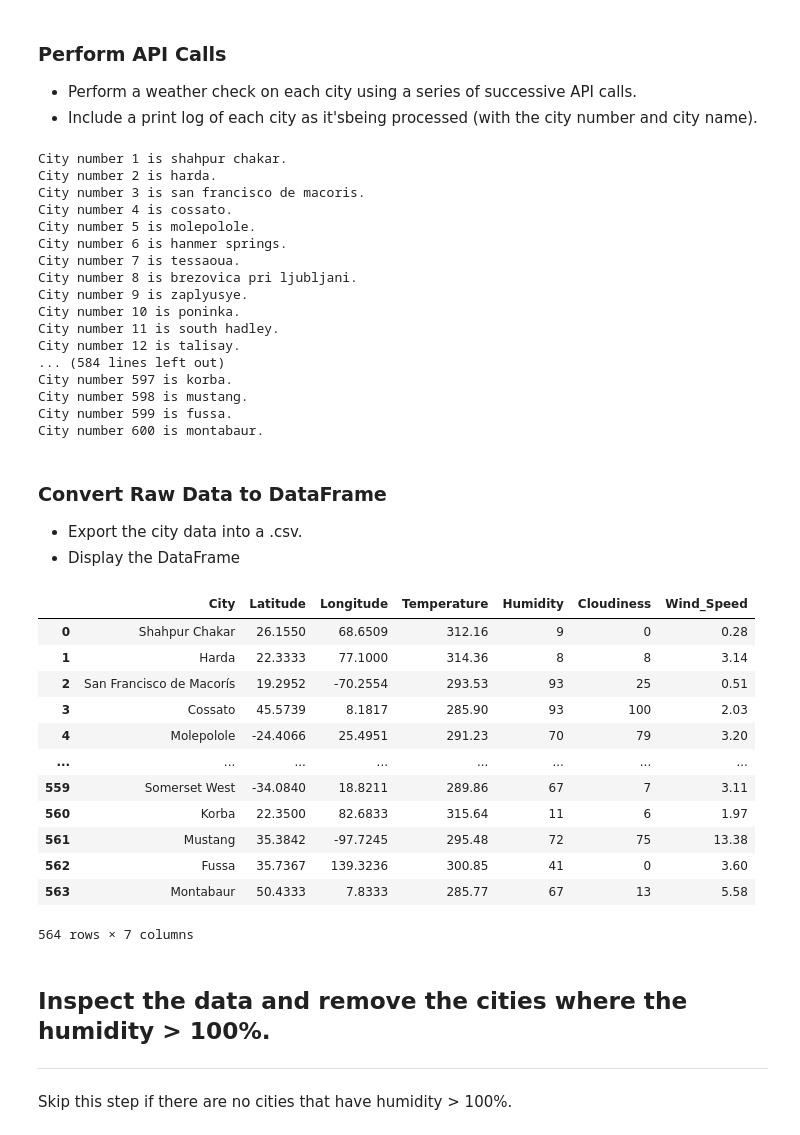
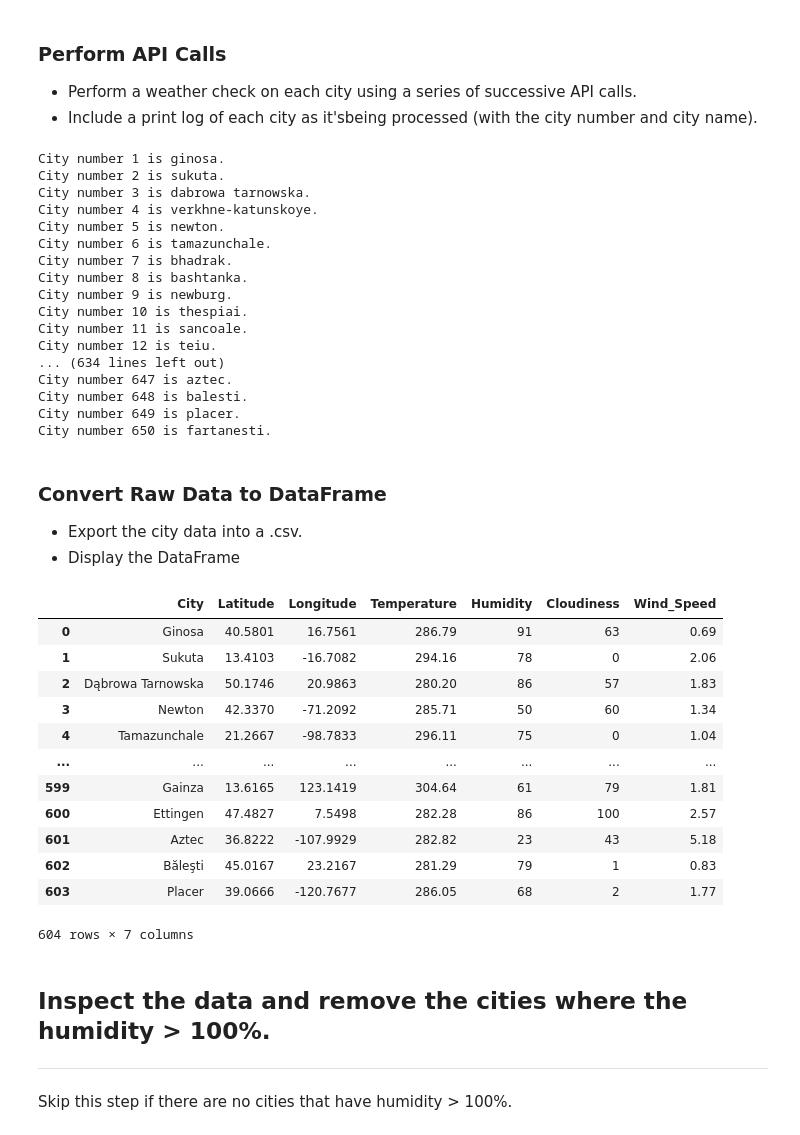
Before and after one commit to Richard-Turnbull/python-api-challenge, a Jupyter notebook: WeatherPy/WeatherPy.ipynb, the cells around one changed output. Saved outputs shown, nothing was run; the diff lists cells and outputs as text; code cells hidden in the pictures.

```diff
--- a/WeatherPy/WeatherPy.ipynb
+++ b/WeatherPy/WeatherPy.ipynb
@@ -28,7 +31,7 @@ city_data.head()
 #--------------------------------------------------
 # GENERATE RANDOM LIST OF 500 CITIES
 #--------------------------------------------------
-cities = random.sample(list(city_data["City"]),600)
+cities = random.sample(list(city_data["City"]),650)
 # %% [markdown]
 ### Perform API Calls
 * Perform a weather check on each city using a series of successive API calls.
@@ -77,23 +80,23 @@ for city in cities:
     except:
         KeyError
 # %% [output]
-City number 1 is shahpur chakar.
-City number 2 is harda.
-City number 3 is san francisco de macoris.
-City number 4 is cossato.
-City number 5 is molepolole.
-City number 6 is hanmer springs.
-City number 7 is tessaoua.
-City number 8 is brezovica pri ljubljani.
-City number 9 is zaplyusye.
-City number 10 is poninka.
-City number 11 is south hadley.
-City number 12 is talisay.
-... (584 lines left out)
-City number 597 is korba.
-City number 598 is mustang.
-City number 599 is fussa.
-City number 600 is montabaur.
+City number 1 is ginosa.
+City number 2 is sukuta.
+City number 3 is dabrowa tarnowska.
+City number 4 is verkhne-katunskoye.
+City number 5 is newton.
+City number 6 is tamazunchale.
+City number 7 is bhadrak.
+City number 8 is bashtanka.
+City number 9 is newburg.
+City number 10 is thespiai.
+City number 11 is sancoale.
+City number 12 is teiu.
+... (634 lines left out)
+City number 647 is aztec.
+City number 648 is balesti.
+City number 649 is placer.
+City number 650 is fartanesti.
 # %% [markdown]
 ### Convert Raw Data to DataFrame
 * Export the city data into a .csv.
@@ -101,32 +104,32 @@ City number 600 is montabaur.
 # %%
 # Create output df with required results
 output_df = pd.DataFrame(
     {"City": city_list,
      "Latitude": lat_list,
      "Longitude": long_list,
      "Temperature": temparature_list,
      "Humidity": humidity_list,
      "Cloudiness": cloudiness_list,
      "Wind_Speed": wind_speed_list,
     }
 )
+
+output_df.to_csv('cities_df.csv')
 output_df
-output_df.to_csv('cities_df.csv')
-output_df.head()
 # %% [output]
 |  | City | Latitude | Longitude | Temperature | Humidity | Cloudiness | Wind_Speed |
-| 0 | Shahpur Chakar | 26.1550 | 68.6509 | 312.16 | 9 | 0 | 0.28 |
-| 1 | Harda | 22.3333 | 77.1000 | 314.36 | 8 | 8 | 3.14 |
-| 2 | San Francisco de Macorís | 19.2952 | -70.2554 | 293.53 | 93 | 25 | 0.51 |
-| 3 | Cossato | 45.5739 | 8.1817 | 285.90 | 93 | 100 | 2.03 |
-| 4 | Molepolole | -24.4066 | 25.4951 | 291.23 | 70 | 79 | 3.20 |
+| 0 | Ginosa | 40.5801 | 16.7561 | 286.79 | 91 | 63 | 0.69 |
+| 1 | Sukuta | 13.4103 | -16.7082 | 294.16 | 78 | 0 | 2.06 |
+| 2 | Dąbrowa Tarnowska | 50.1746 | 20.9863 | 280.20 | 86 | 57 | 1.83 |
+| 3 | Newton | 42.3370 | -71.2092 | 285.71 | 50 | 60 | 1.34 |
+| 4 | Tamazunchale | 21.2667 | -98.7833 | 296.11 | 75 | 0 | 1.04 |
 | ... | ... | ... | ... | ... | ... | ... | ... |
-| 559 | Somerset West | -34.0840 | 18.8211 | 289.86 | 67 | 7 | 3.11 |
-| 560 | Korba | 22.3500 | 82.6833 | 315.64 | 11 | 6 | 1.97 |
-| 561 | Mustang | 35.3842 | -97.7245 | 295.48 | 72 | 75 | 13.38 |
-| 562 | Fussa | 35.7367 | 139.3236 | 300.85 | 41 | 0 | 3.60 |
-| 563 | Montabaur | 50.4333 | 7.8333 | 285.77 | 67 | 13 | 5.58 |
+| 599 | Gainza | 13.6165 | 123.1419 | 304.64 | 61 | 79 | 1.81 |
+| 600 | Ettingen | 47.4827 | 7.5498 | 282.28 | 86 | 100 | 2.57 |
+| 601 | Aztec | 36.8222 | -107.9929 | 282.82 | 23 | 43 | 5.18 |
+| 602 | Băleşti | 45.0167 | 23.2167 | 281.29 | 79 | 1 | 0.83 |
+| 603 | Placer | 39.0666 | -120.7677 | 286.05 | 68 | 2 | 1.77 |
-564 rows × 7 columns
+604 rows × 7 columns
 # %% [markdown]
 ## Inspect the data and remove the cities where the humidity > 100%.
 ----
```
Also changed, not shown: parts of 14 cells of this notebook, 13 other files.
